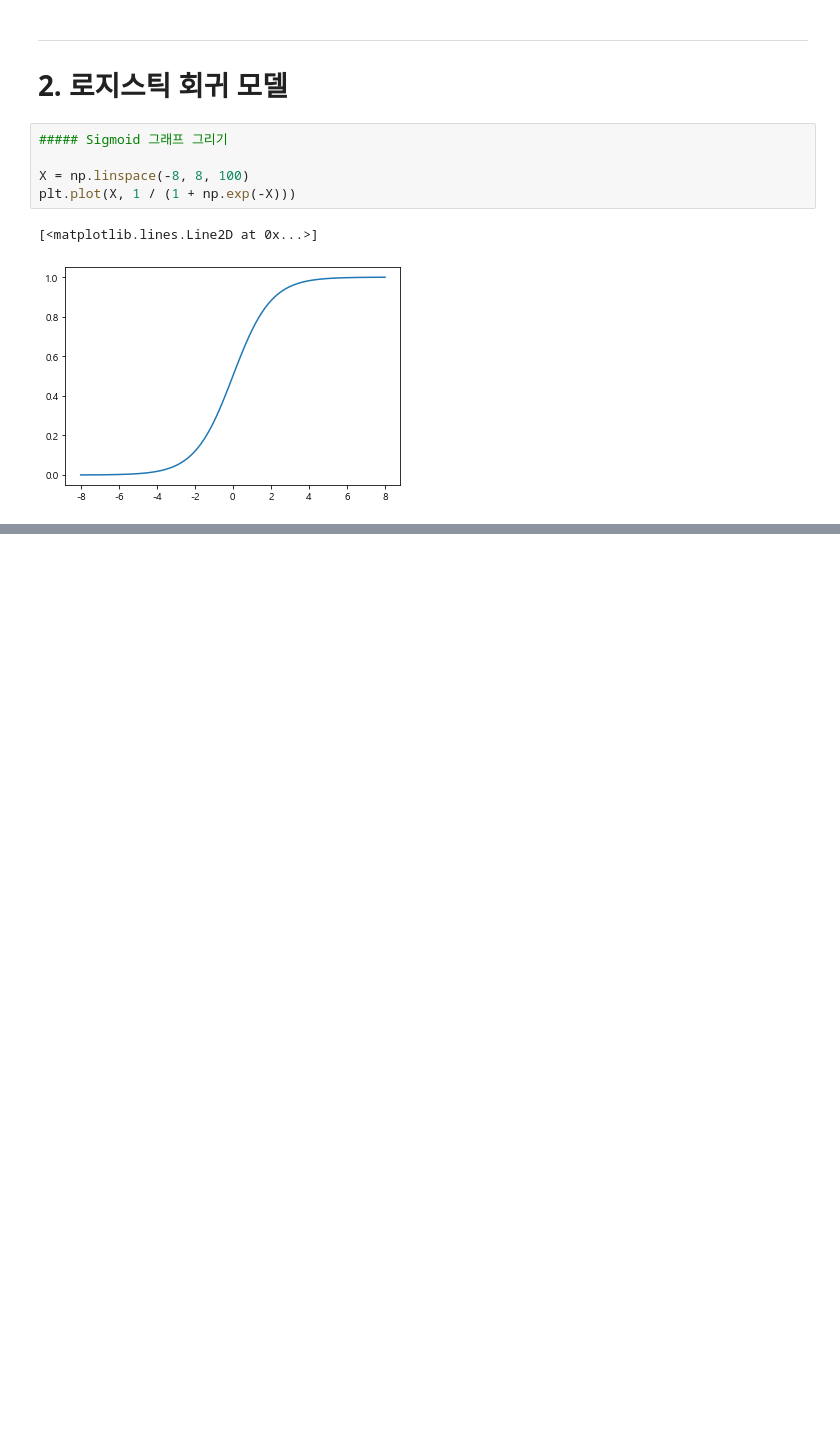
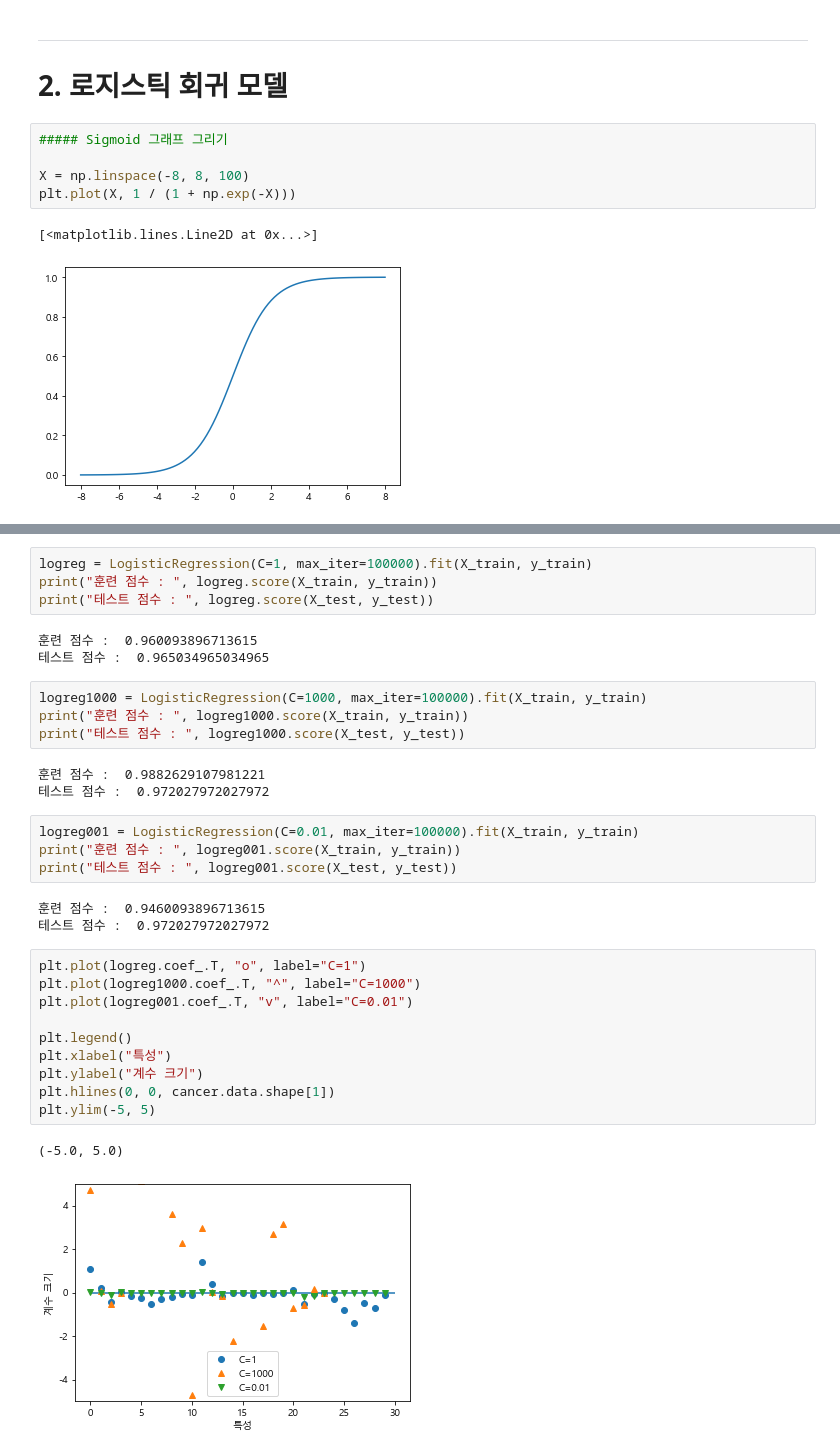
Before and after one commit to NikeLee/pythonwork, a Jupyter notebook: ai/2_선형 회귀모델과 로지스틱 회귀모델.ipynb, the cells around one changed output, grey strips where cells are left out. Cells and saved outputs as stored; diff of their text form; blank space fills up the shorter version.

```diff
--- a/ai/2_선형 회귀모델과 로지스틱 회귀모델.ipynb
+++ b/ai/2_선형 회귀모델과 로지스틱 회귀모델.ipynb
@@ -460,0 +485,34 @@ plt.plot(X, 1 / (1 + np.exp(-X)))
+# %%
+logreg = LogisticRegression(C=1, max_iter=100000).fit(X_train, y_train)
+print("훈련 점수 : ", logreg.score(X_train, y_train))
+print("테스트 점수 : ", logreg.score(X_test, y_test))
+# %% [output]
+훈련 점수 :  0.960093896713615
+테스트 점수 :  0.965034965034965
+# %%
+logreg1000 = LogisticRegression(C=1000, max_iter=100000).fit(X_train, y_train)
+print("훈련 점수 : ", logreg1000.score(X_train, y_train))
+print("테스트 점수 : ", logreg1000.score(X_test, y_test))
+# %% [output]
+훈련 점수 :  0.9882629107981221
+테스트 점수 :  0.972027972027972
+# %%
+logreg001 = LogisticRegression(C=0.01, max_iter=100000).fit(X_train, y_train)
+print("훈련 점수 : ", logreg001.score(X_train, y_train))
+print("테스트 점수 : ", logreg001.score(X_test, y_test))
+# %% [output]
+훈련 점수 :  0.9460093896713615
+테스트 점수 :  0.972027972027972
+# %%
+plt.plot(logreg.coef_.T, "o", label="C=1")
+plt.plot(logreg1000.coef_.T, "^", label="C=1000")
+plt.plot(logreg001.coef_.T, "v", label="C=0.01")
+
+plt.legend()
+plt.xlabel("특성")
+plt.ylabel("계수 크기")
+plt.hlines(0, 0, cancer.data.shape[1])
+plt.ylim(-5, 5)
+# %% [output]
+(-5.0, 5.0)
+[figure, added]
```
Also changed, not shown: parts of 32 cells of this notebook.
